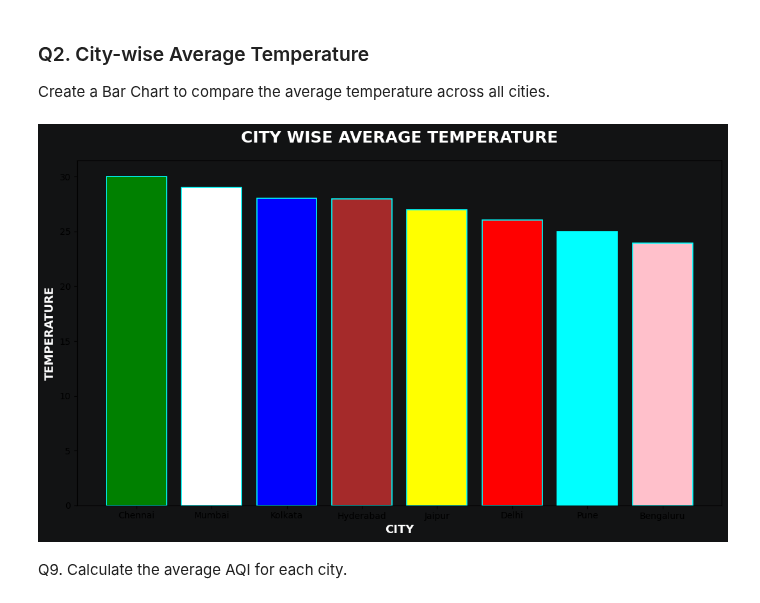
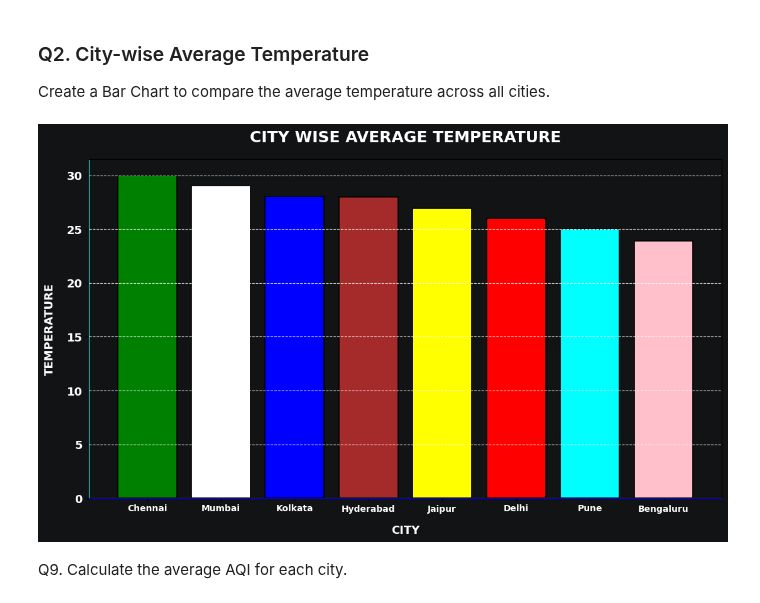
Before and after one commit to Suraj-kumar121K/PANDAS-CURSE, a Jupyter notebook: smart_city_urban_life_analysis_Project/EDA_Problem.ipynb, the cells around one changed output. Saved outputs shown, nothing was run; the diff lists cells and outputs as text; code cells hidden in the pictures.

```diff
--- a/smart_city_urban_life_analysis_Project/EDA_Problem.ipynb
+++ b/smart_city_urban_life_analysis_Project/EDA_Problem.ipynb
@@ -416,39 +416,64 @@ bars = plt.bar(
     avg_temp.index,
     avg_temp.values,
     color=["green", "white", "blue", "brown", "Yellow", "red", "cyan", "pink"],
-    edgecolor="cyan",
+    edgecolor="black",
     linewidth=1.2
 )
 
 plt.title(
     "CITY WISE AVERAGE TEMPERATURE",
     color="white",
     fontsize=18,
     fontweight="bold",
     pad=20
 )
 
 plt.xlabel(
     "CITY",
     color="white",
     fontsize=13,
-    fontweight="bold"
+    fontweight="bold",
+    labelpad=13
 )
 
 plt.ylabel(
     "TEMPERATURE",
     color="white",
     fontsize=13,
-    fontweight="bold"
+    fontweight="bold",
+    labelpad=13
 )
 
-plt.xtrick()
+plt.xticks(
+    color="white",
+    ha="center",
+    rotation=0,
+    fontweight="bold",
+)
+
+plt.yticks(
+    color="white",
+    fontweight="bold",
+    fontsize=13
+)
+
+plt.grid(
+    axis="y",
+    linestyle="--",
+    color="white",
+    alpha=0.9,
+
+)
 
 plt.gca().set_facecolor("#121314")
+plt.gca().spines["left"].set_color("cyan")
+plt.gca().spines["bottom"].set_color("blue")
+plt.gca().spines["top"].set_color("black")
+plt.gca().spines["right"].set_color("black")
 
 plt.show()
 # %% [output]
-[figure, old version]
+[figure, new version]
 # %% [markdown]
 Q9. Calculate the average AQI for each city.
 # %%
```
Also changed, not shown: parts of 4 cells of this notebook.
